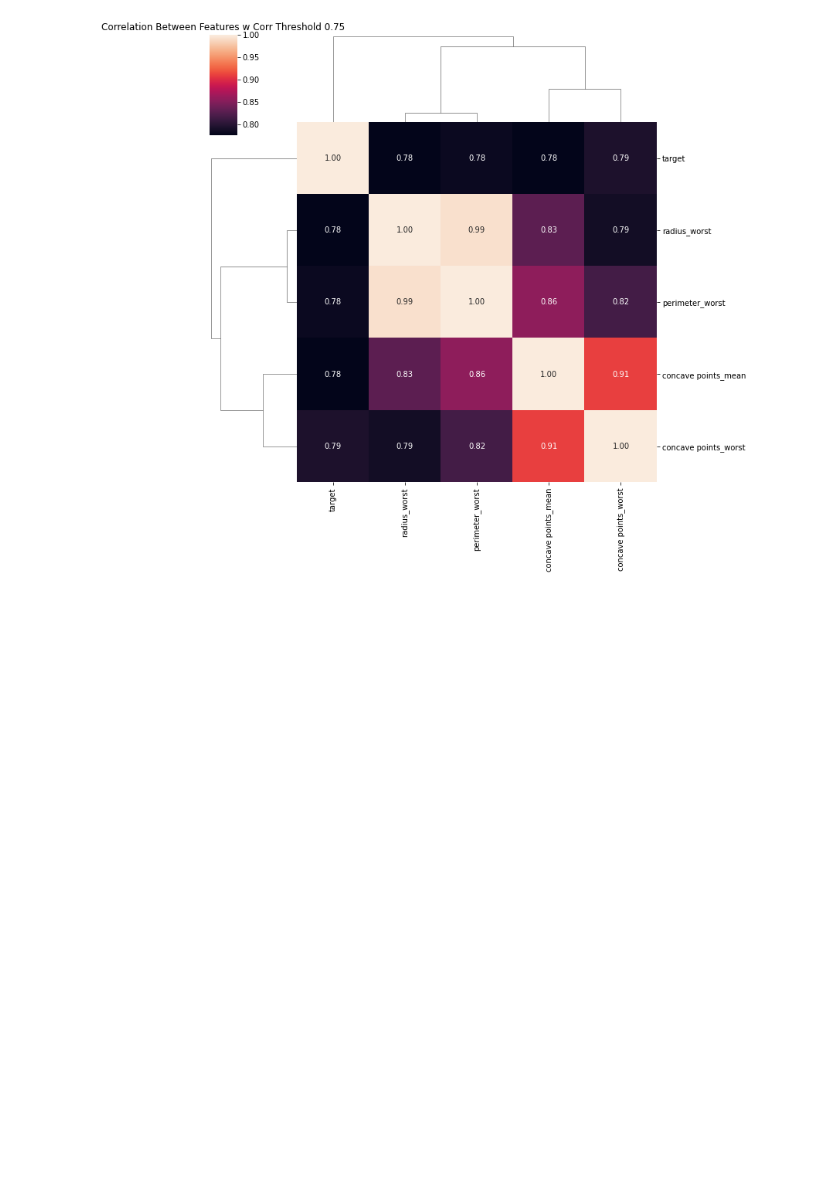
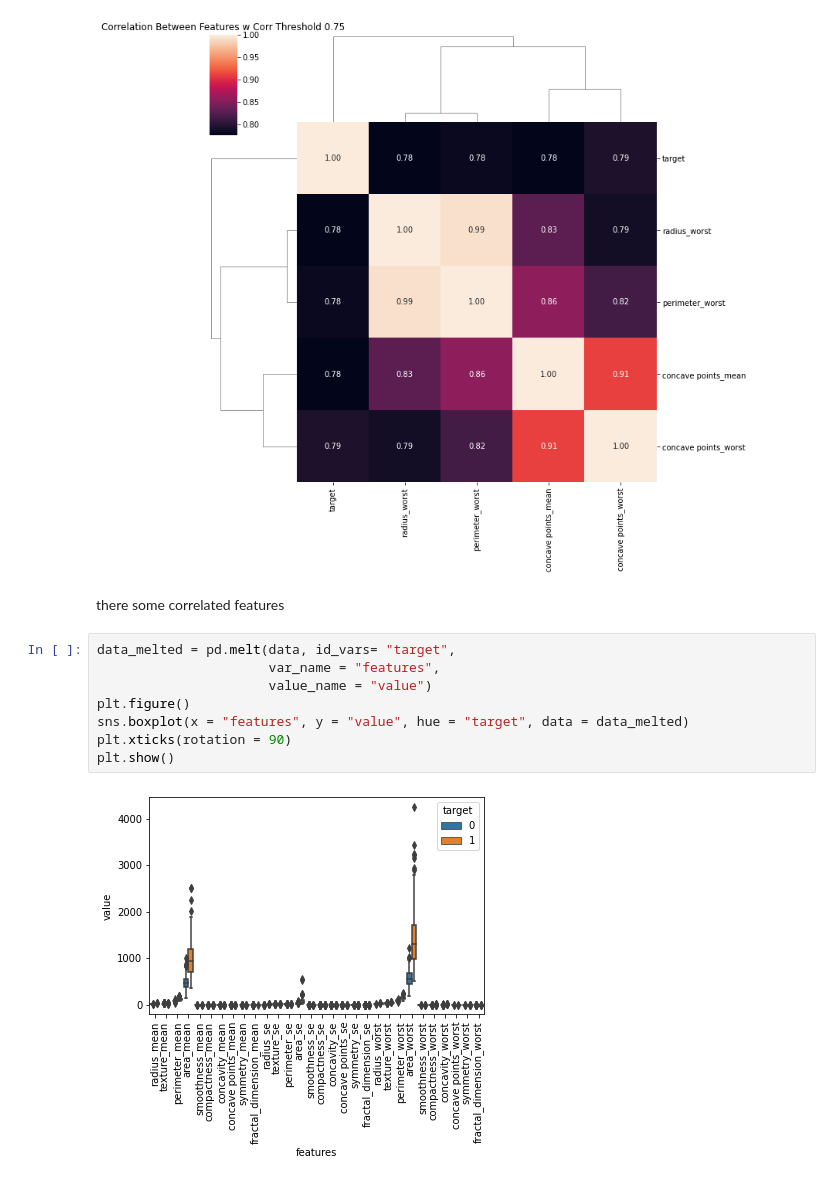
Before and after one commit to busrasari/Breast-Cancer-Detection-using-ML, a Jupyter notebook: Breast_Cancer.ipynb, the cells around one changed output. Cells and saved outputs as stored; diff of their text form; blank space fills up the shorter version.

Commit message:
Exploratory Data Science

```diff
--- a/Breast_Cancer.ipynb
+++ b/Breast_Cancer.ipynb
@@ -133,3 +135,15 @@ plt.title("Correlation Between Features w Corr Threshold 0.75")
 # %% [output]
 Text(0.5, 1.0, 'Correlation Between Features w Corr Threshold 0.75')
 [figure]
+# %% [markdown]
+there some correlated features
+# %%
+data_melted = pd.melt(data, id_vars= "target",
+                      var_name = "features",
+                      value_name = "value")
+plt.figure()
+sns.boxplot(x = "features", y = "value", hue = "target", data = data_melted)
+plt.xticks(rotation = 90)
+plt.show()
+# %% [output]
+[figure, added]
```
Also changed, not shown: parts of 3 cells of this notebook.
